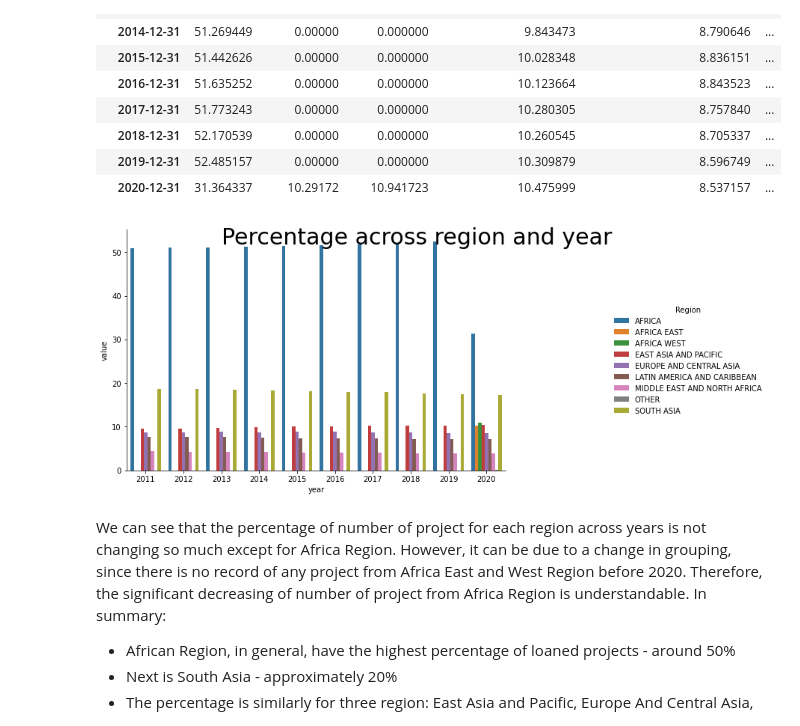
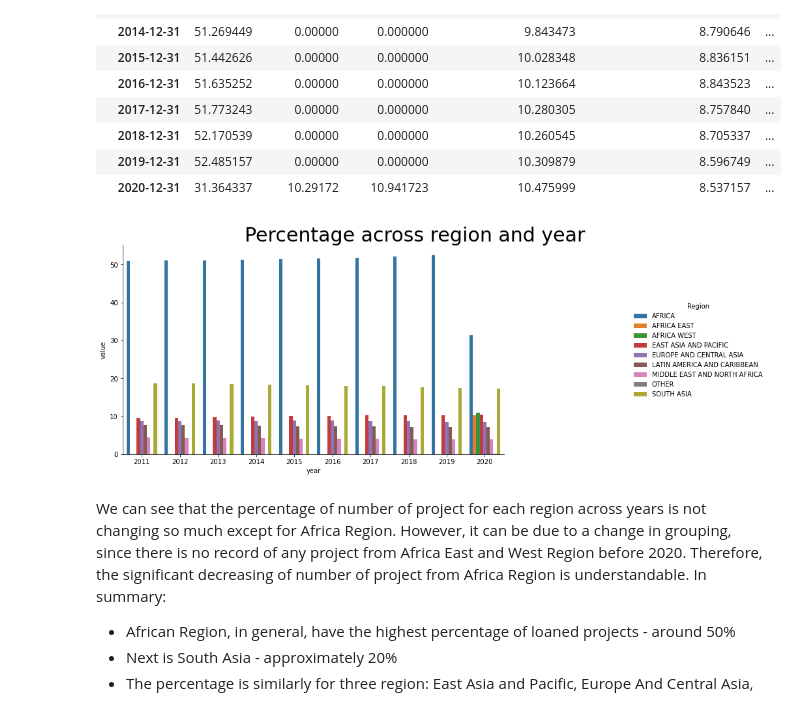
Before and after one commit to vuchau8592/project_data_tidy, a Jupyter notebook: Tidy_dataset.ipynb, the cells around one changed output. Cells and saved outputs as stored; diff of their text form; code cells hidden in the pictures.

```diff
--- a/Tidy_dataset.ipynb
+++ b/Tidy_dataset.ipynb
@@ -571,12 +573,13 @@ Project_Region_pct
 # %%
 a = Project_Region_pct.reset_index()
 b = pd.melt(a, id_vars="End of Period")
 b["year"] = b["End of Period"].apply(lambda x: x.year)
 ax = sns.catplot(x="year", y = "value", hue = "Region", data=b, kind='bar')
-ax.fig.suptitle("Percentage across region and year", fontsize=30)
-ax.fig.set_size_inches(13,5)
+plt.suptitle("Percentage across region and year", fontsize=30, y=1.05)
+ax.fig.set_size_inches(15,5)
+plt.show()
 # %% [output]
-[figure, old version]
+[figure, new version]
 # %% [markdown]
 We can see that the percentage of number of project for each region across years is not changing so much except for Africa Region. However, it can be due to a change in grouping, since there is no record of any project from Africa East and West Region before 2020. Therefore, the significant decreasing of number of project from Africa Region is understandable. In summary:
 - African Region, in general, have the highest percentage of loaned projects - around 50%
```
Also changed, not shown: parts of 4 cells of this notebook.
